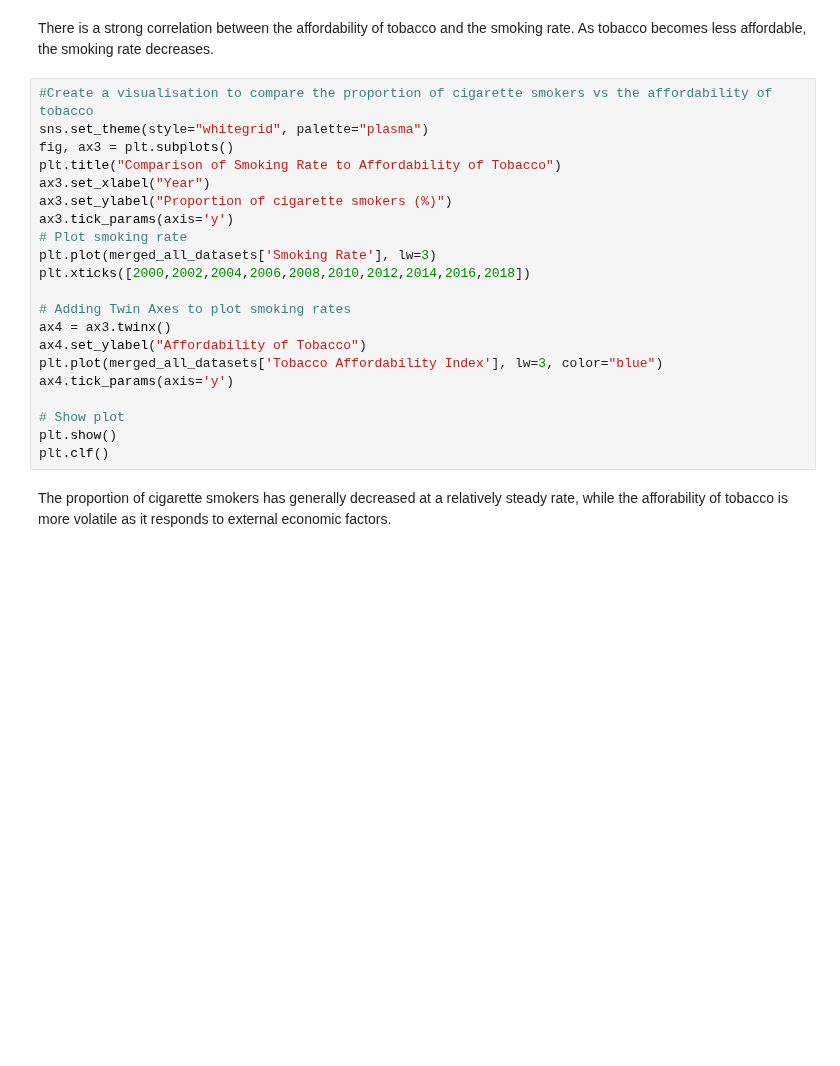
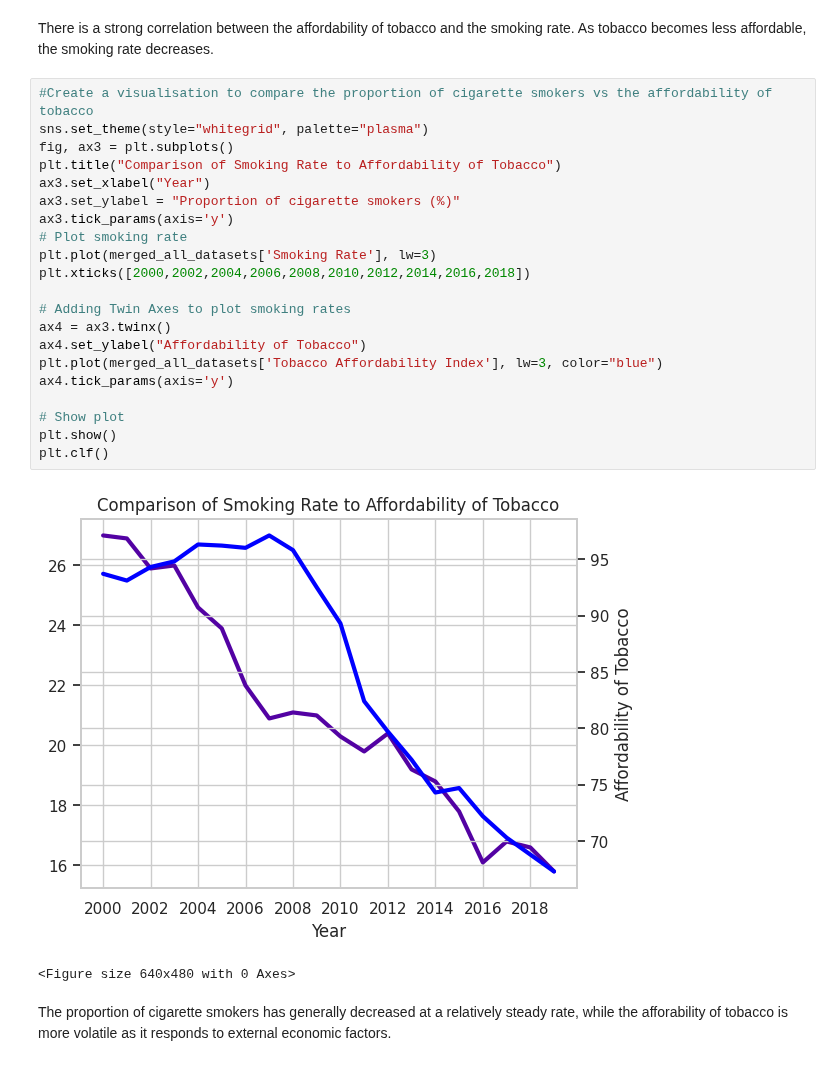
Before and after one commit to rhobaker/Data_Project, a Jupyter notebook: Main_Jupyter_workbook_Rhona.ipynb, the cells around one changed output. Drawn from its saved outputs; the diff is of its cells as text; blank space fills up the shorter version.

Commit message:
Update graphs

```diff
--- a/Main_Jupyter_workbook_Rhona.ipynb
+++ b/Main_Jupyter_workbook_Rhona.ipynb
@@ -574,24 +595,27 @@ There is a strong correlation between the affordability of tobacco and the smoki
 # %%
 #Create a visualisation to compare the proportion of cigarette smokers vs the affordability of tobacco
 sns.set_theme(style="whitegrid", palette="plasma")
 fig, ax3 = plt.subplots()
 plt.title("Comparison of Smoking Rate to Affordability of Tobacco")
 ax3.set_xlabel("Year")
-ax3.set_ylabel("Proportion of cigarette smokers (%)")
+ax3.set_ylabel = "Proportion of cigarette smokers (%)"
 ax3.tick_params(axis='y')
 # Plot smoking rate
 plt.plot(merged_all_datasets['Smoking Rate'], lw=3)
 plt.xticks([2000,2002,2004,2006,2008,2010,2012,2014,2016,2018])
 
 # Adding Twin Axes to plot smoking rates
 ax4 = ax3.twinx()
 ax4.set_ylabel("Affordability of Tobacco")
 plt.plot(merged_all_datasets['Tobacco Affordability Index'], lw=3, color="blue")
 ax4.tick_params(axis='y')
 
 # Show plot
 plt.show()
 plt.clf()
+# %% [output]
+[figure, added]
+<Figure size 640x480 with 0 Axes>
 # %% [markdown]
 The proportion of cigarette smokers has generally decreased at a relatively steady rate, while the afforability of tobacco is more volatile as it responds to external economic factors.
 # %% [markdown]
```
Also changed, not shown: parts of 21 cells of this notebook.
